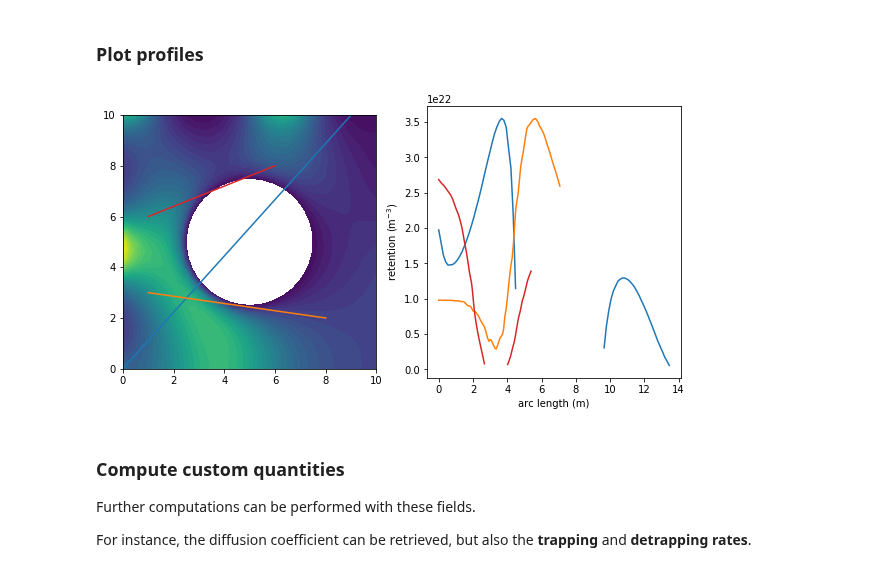
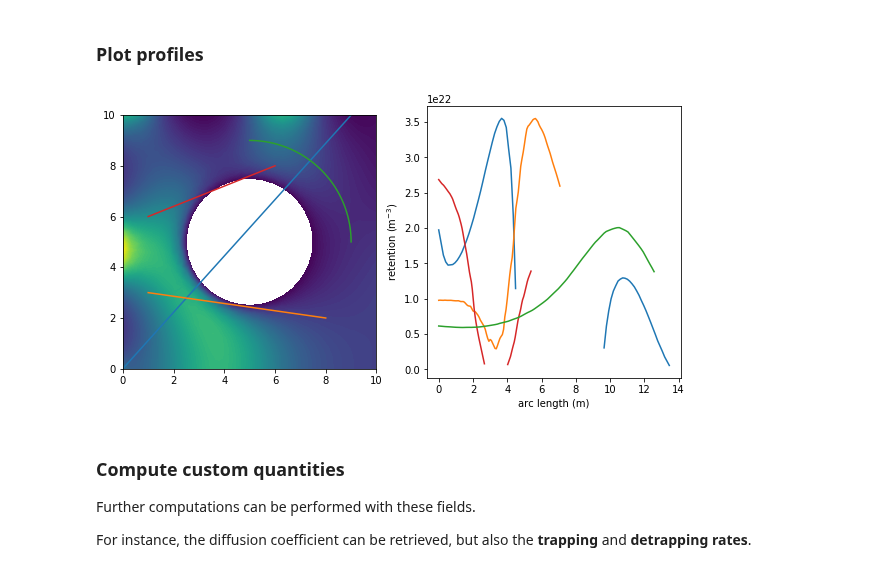
Before and after one commit to festim-dev/FESTIM, a Jupyter notebook: demos/demo_coupled_heat_transfer.ipynb, the cells around one changed output. Drawn from its saved outputs; the diff is of its cells as text; code cells hidden in the pictures.

```diff
--- a/demos/demo_coupled_heat_transfer.ipynb
+++ b/demos/demo_coupled_heat_transfer.ipynb
@@ -276,42 +276,65 @@ CB = plt.colorbar(CF, label="Retention (m$^{-3}$)")
 ### Plot profiles
 # %%
 import numpy as np
-def profile(function, start_point, end_point, nb):
+def profile(points_x, points_y, function):
+    z = []
+    for x, y in zip(points_x, points_y):
+        try:
+            z.append(function(x, y))
+        except RuntimeError:
+            z.append(float("nan"))
+    return z
+
+def linear_profile(function, start_point, end_point, nb):
     points_x = np.linspace(start_point[0], end_point[0], num=nb)
     points_y = np.linspace(start_point[1], end_point[1], num=nb)
-    z, arc_length = [], []
-    for i in range(len(points_x)):
-        try:
-            z.append(function(points_x[i], points_y[i]))
-        except RuntimeError:
-            z.append(float("nan"))
+    arc_length = []
+    for x, y in zip(points_x, points_y):
+        arc_length.append(np.linalg.norm(np.array([x, y]) - np.array(start_point)))
+    z = profile(points_x, points_y, function)
+    return z, arc_length, points_x, points_y
 
-        arc_length.append(np.linalg.norm(np.array([points_x[i], points_y[i]]) - np.array(start_point)))
-
+def circular_profile(function, radius, angle, rotation, nb):
+    thetas = np.linspace(0, rotation, num=nb)
+    points_x = cx + radius*np.cos(thetas)
+    points_y = cy + radius*np.sin(thetas)
+    arc_length = []
+    for angle in thetas:
+        arc_length.append(2*angle*radius)
+    z = profile(points_x, points_y, function)
     return z, arc_length, points_x, points_y
 
 
+# plot
 fig, axs = plt.subplots(1, 2, figsize=(10, 5))
+
 # plot the retention
 plt.sca(axs[0])
-plot(retention)
+plot(retention, levels=100)
 
 start_points = [(0, 0), (8, 2), (1, 6)]
 end_points = [(9, 10), (1, 3), (6, 8)]
 colours = ["tab:blue", "tab:orange", "tab:red"]
 for start_point, end_point, colour in zip(start_points, end_points, colours):
     # compute the profile
-    z, arc_length, points_x, points_y = profile(retention, start_point, end_point, nb=100)
+    z, arc_length, points_x, points_y = linear_profile(retention, start_point, end_point, nb=100)
     # plot
     plt.sca(axs[0])
     plt.plot(points_x, points_y, color=colour)
     plt.sca(axs[1])
     plt.plot(arc_length, z, color=colour)
 axs[1].set_xlabel("arc length (m)")
 axs[1].set_ylabel("retention (m$^{-3}$)")
+
+# circular profile
+z, arc_length, points_x, points_y = circular_profile(retention, 4, 0, np.pi/2, nb=100)
+plt.sca(axs[0])
+plt.plot(points_x, points_y, color="tab:green")
+plt.sca(axs[1])
+plt.plot(arc_length, z, color="tab:green")
 plt.show()
 # %% [output]
-[figure, old version]
+[figure, new version]
 # %% [markdown]
 ### Compute custom quantities
 
```
Also changed, not shown: parts of 2 cells of this notebook.
